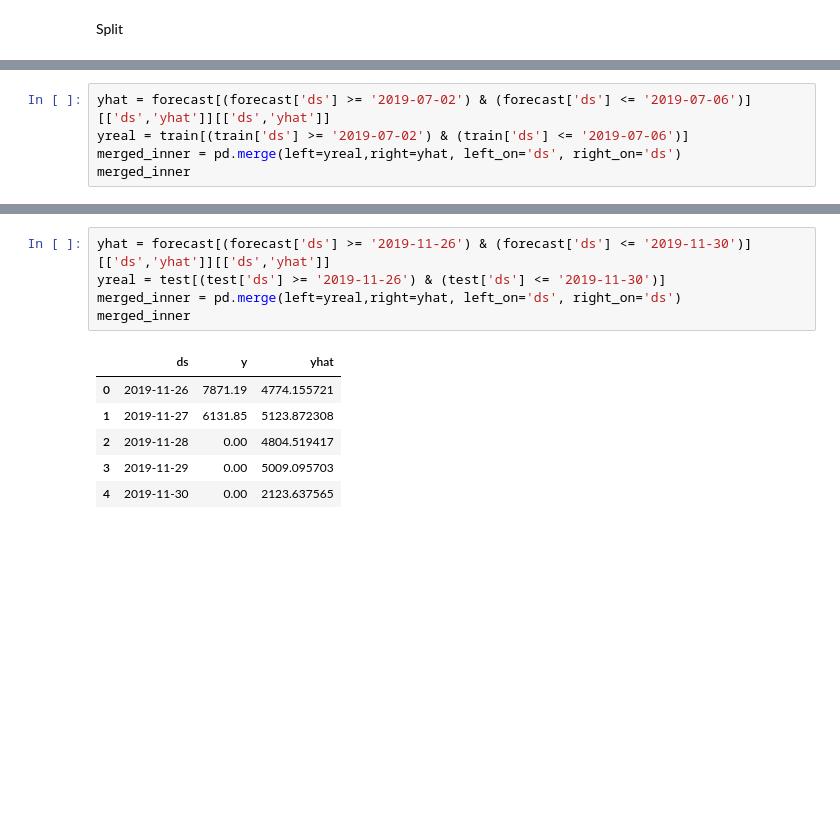
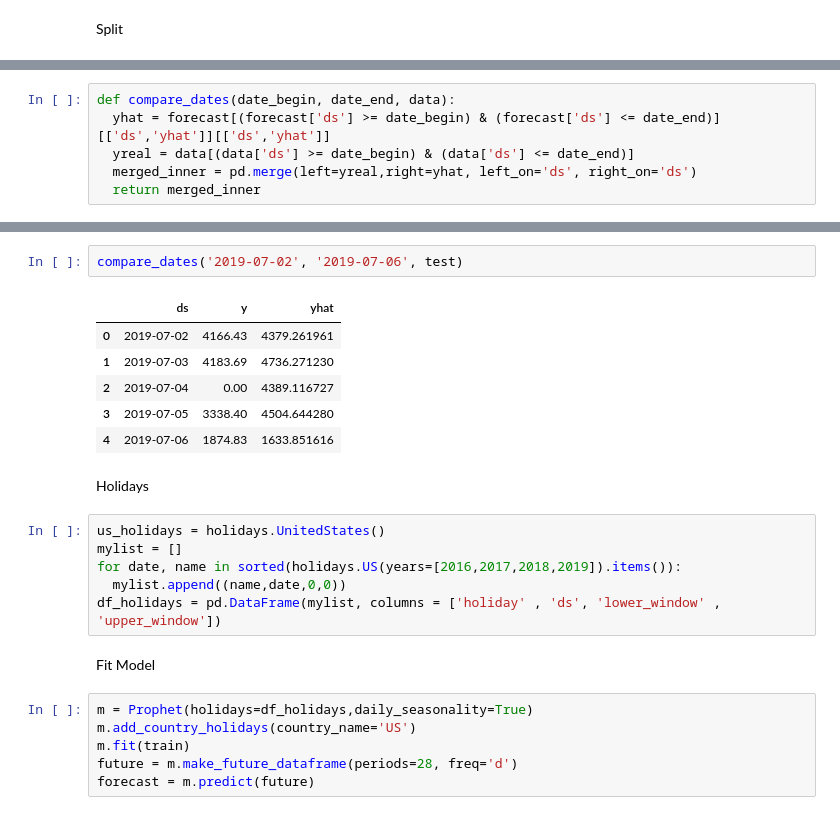
Before and after one commit to BlueOrangeDigital/TimeSeries, a Jupyter notebook: RevenuePerDoctor.ipynb, the cells around one changed output, grey strips where cells are left out. Saved outputs shown, nothing was run; the diff lists cells and outputs as text; blank space fills up the shorter version.

```diff
--- a/RevenuePerDoctor.ipynb
+++ b/RevenuePerDoctor.ipynb
@@ -204,5 +77,6 @@ test[(test['ds'] >= '2019-11-26') & (test['ds'] <= '2019-11-30')]
 # %%
-yhat = forecast[(forecast['ds'] >= '2019-07-02') & (forecast['ds'] <= '2019-07-06')][['ds','yhat']][['ds','yhat']]
-yreal = train[(train['ds'] >= '2019-07-02') & (train['ds'] <= '2019-07-06')]
-merged_inner = pd.merge(left=yreal,right=yhat, left_on='ds', right_on='ds')
-merged_inner
+def compare_dates(date_begin, date_end, data):
+  yhat = forecast[(forecast['ds'] >= date_begin) & (forecast['ds'] <= date_end)][['ds','yhat']][['ds','yhat']]
+  yreal = data[(data['ds'] >= date_begin) & (data['ds'] <= date_end)]
+  merged_inner = pd.merge(left=yreal,right=yhat, left_on='ds', right_on='ds')
+  return merged_inner
@@ -216,12 +83,25 @@ merged_inner
-# %%
-yhat = forecast[(forecast['ds'] >= '2019-11-26') & (forecast['ds'] <= '2019-11-30')][['ds','yhat']][['ds','yhat']]
-yreal = test[(test['ds'] >= '2019-11-26') & (test['ds'] <= '2019-11-30')]
-merged_inner = pd.merge(left=yreal,right=yhat, left_on='ds', right_on='ds')
-merged_inner
-# %% [output]
-|  | ds | y | yhat |
-| 0 | 2019-11-26 | 7871.19 | 4774.155721 |
-| 1 | 2019-11-27 | 6131.85 | 5123.872308 |
-| 2 | 2019-11-28 | 0.00 | 4804.519417 |
-| 3 | 2019-11-29 | 0.00 | 5009.095703 |
-| 4 | 2019-11-30 | 0.00 | 2123.637565 |
+# %%
+compare_dates('2019-07-02', '2019-07-06', test)
+# %% [output]
+|  | ds | y | yhat |
+| 0 | 2019-07-02 | 4166.43 | 4379.261961 |
+| 1 | 2019-07-03 | 4183.69 | 4736.271230 |
+| 2 | 2019-07-04 | 0.00 | 4389.116727 |
+| 3 | 2019-07-05 | 3338.40 | 4504.644280 |
+| 4 | 2019-07-06 | 1874.83 | 1633.851616 |
+# %% [markdown]
+Holidays
+# %%
+us_holidays = holidays.UnitedStates()
+mylist = []
+for date, name in sorted(holidays.US(years=[2016,2017,2018,2019]).items()):
+  mylist.append((name,date,0,0))
+df_holidays = pd.DataFrame(mylist, columns = ['holiday' , 'ds', 'lower_window' , 'upper_window'])
+# %% [markdown]
+Fit Model
+# %%
+m = Prophet(holidays=df_holidays,daily_seasonality=True)
+m.add_country_holidays(country_name='US')
+m.fit(train)
+future = m.make_future_dataframe(periods=28, freq='d')
+forecast = m.predict(future)
```
Also changed, not shown: parts of 27 cells of this notebook.
